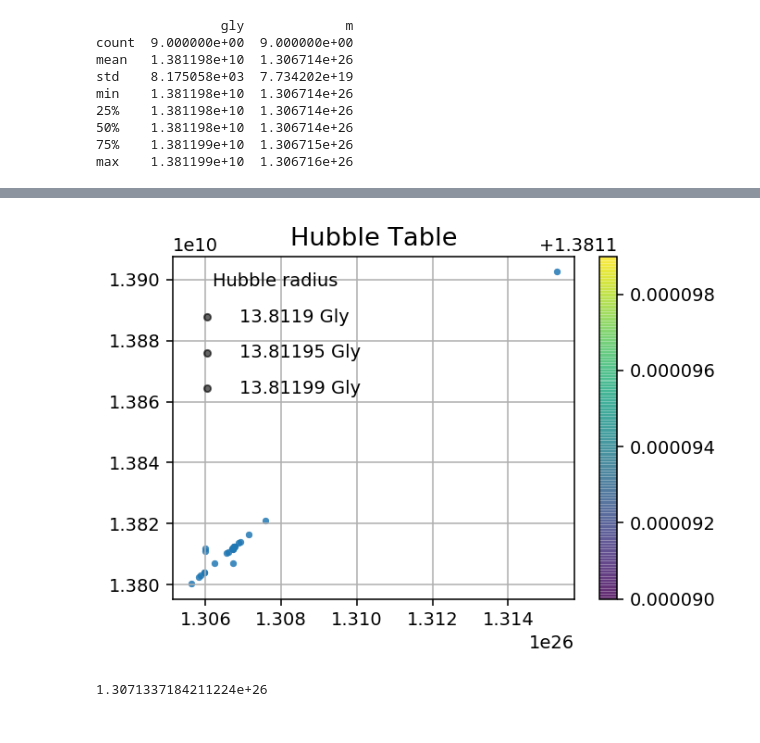
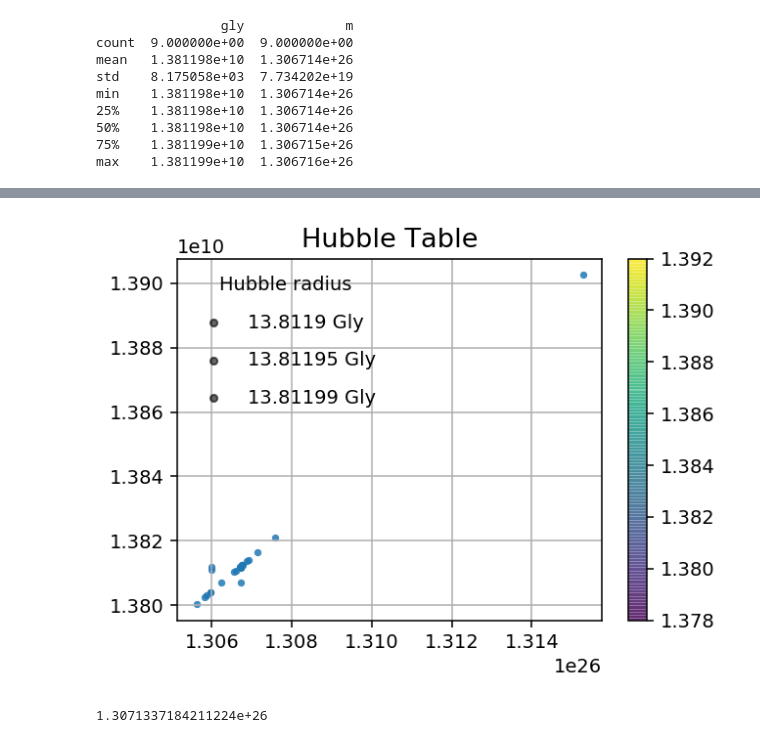
Before and after one commit to LaGuer/hubble-radius, a Jupyter notebook: hubble-radius.ipynb, the cells around one changed output, grey strips where cells are left out. Saved outputs shown, nothing was run; the diff lists cells and outputs as text; code cells hidden in the pictures.

```diff
--- a/hubble-radius.ipynb
+++ b/hubble-radius.ipynb
@@ -818,30 +737,30 @@ df3.tail(20)
 # %%
 %matplotlib inline
 w = 5
 h = 3.5
 d = 140
 plt.figure(figsize=(w, h), dpi=d)
 table3=df.iloc[:,[3,3]]
 table4=df.iloc[:,[2,2]]
 for area in [13.81190, 13.81195, 13.81199]:
     plt.scatter([],[], c='k', alpha=0.6, s=area,
                 label=str(area) + ' Gly')
 #plt.scatter(df3.iloc[:,[2,2]], df3.iloc[:,[3,3]], label=None,
 plt.scatter(df.iloc[:,[3,3]], df.iloc[:,[2,2]],label=None,
 #            c=np.log10(table4), cmap='viridis',
             cmap='viridis',
             s=area, linewidth=0, alpha=0.6)
 #plt.scatter(df3.iloc[:,[2,2]], df3.iloc[:,[3,3]], s=3 )
 #plt.ylabel('Value displayed in $10^{10}Gly$')
 #plt.xlabel('Value displayed in $10^{26}m$')
 plt.title('Hubble Table', fontsize=14, color="black")
 
 plt.legend(scatterpoints=1, frameon=False, labelspacing=1, title='Hubble radius')
 plt.colorbar(label='')
-plt.clim(1.381190,1.381199)
+plt.clim(1.378,1.392)
 plt.grid()
 # %% [output]
-[figure, old version]
+[figure, new version]
 # %%
 import pandas as pd
 df = df.convert_dtypes(convert_integer=True)
```
Also changed, not shown: parts of 29 cells of this notebook.
